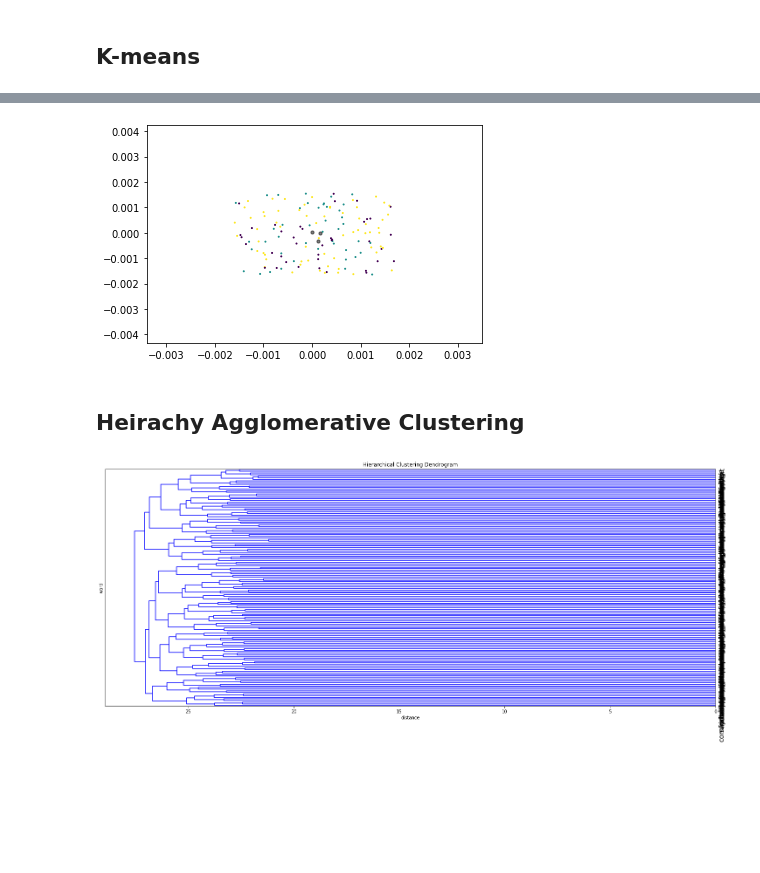
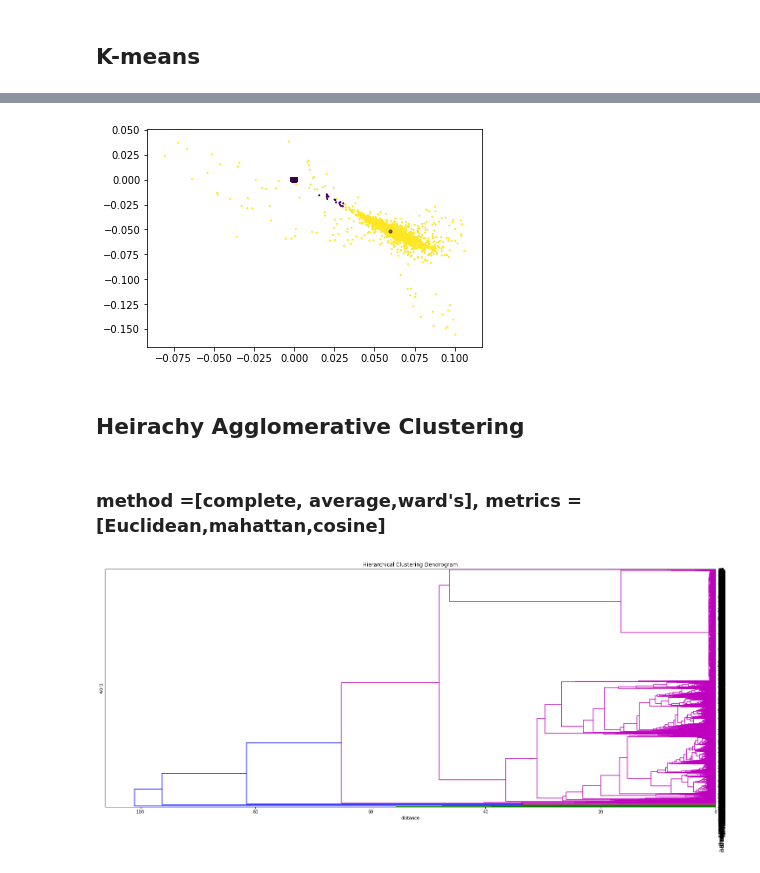
Before and after one commit to kasiditau/NLP, a Jupyter notebook: MSBD6000H_Assignment2.ipynb, the cells around one changed output, grey strips where cells are left out. Drawn from its saved outputs; the diff is of its cells as text; code cells hidden in the pictures; blank space fills up the shorter version.

```diff
--- a/MSBD6000H_Assignment2.ipynb
+++ b/MSBD6000H_Assignment2.ipynb
@@ -3,10 +3,12 @@
 # %%
 #open the dataset, ignore errors as it cant be decoded
 with open(r'C:\Users\user\Desktop\NLP\reviews_data.txt',encoding="utf-8",errors="ignore") as f:
-    data = f.read()
+    data1 = f.read()
+with open(r'C:\Users\user\Desktop\NLP\capital.txt',encoding="utf-8",errors="ignore") as f:
+    data2 = f.read()
 # %%
 #Try reading only 2000 characters
-data=data[0:2000]
+data=data2
 # %%
 #Tokenization
 from nltk.tokenize import word_tokenize
@@ -159,0 +146,17 @@ Silhouette_score:
+# %%
+from sklearn import cluster
+from sklearn import metrics
+import numpy as np
+k = np.linspace(2,10,10,dtype=int)
+score = []
+sil_score =[]
+centroids = kmeans.cluster_centers_
+for i in k:
+    kmeans = cluster.KMeans(n_clusters=i)
+    kmeans.fit(input)
+    labels = kmeans.labels_
+    centroids = kmeans.cluster_centers_
+    print("Kmeans score: ",kmeans.score(input))
+    silhouette_score = metrics.silhouette_score(input, labels, metric='euclidean')
+    sil_score.append(silhouette_score)
+    print ("Silhouette_score: ",silhouette_score)
@@ -160,11 +189,17 @@ Silhouette_score:
 # %%
+kmeans = cluster.KMeans(n_clusters=2)
+kmeans.fit(input)
+labels = kmeans.labels_
+centroids = kmeans.cluster_centers_
 y_kmeans = kmeans.predict(input)
 plt.scatter(input[:, 0], input[:, 1], c=y_kmeans, s=1, cmap='viridis')
 plt.scatter(centroids[:, 0], centroids[:, 1], c='black', s=10, alpha=0.5);
 # %% [output]
-[figure, old version]
+[figure, new version]
 # %% [markdown]
 ## Heirachy Agglomerative Clustering
+# %% [markdown]
+###  method =[complete, average,ward's], metrics =[Euclidean,mahattan,cosine]
 # %%
 from matplotlib import pyplot as plt
 from scipy.cluster.hierarchy import dendrogram, linkage
@@ -186,4 +221,4 @@ dendrogram(
 )
 plt.show()
 # %% [output]
-[figure, old version]
+[figure, new version]
```
Also changed, not shown: parts of 10 cells of this notebook.
